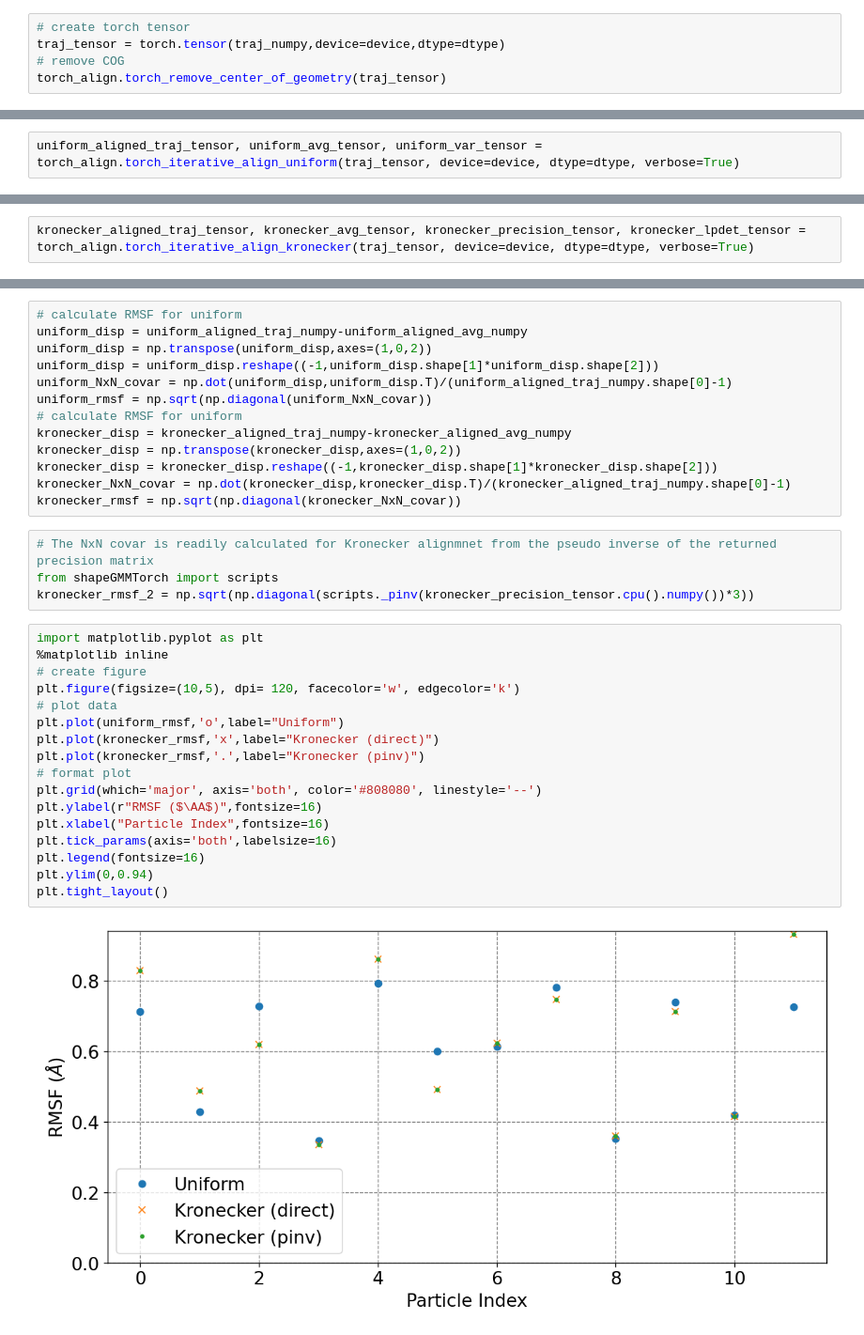
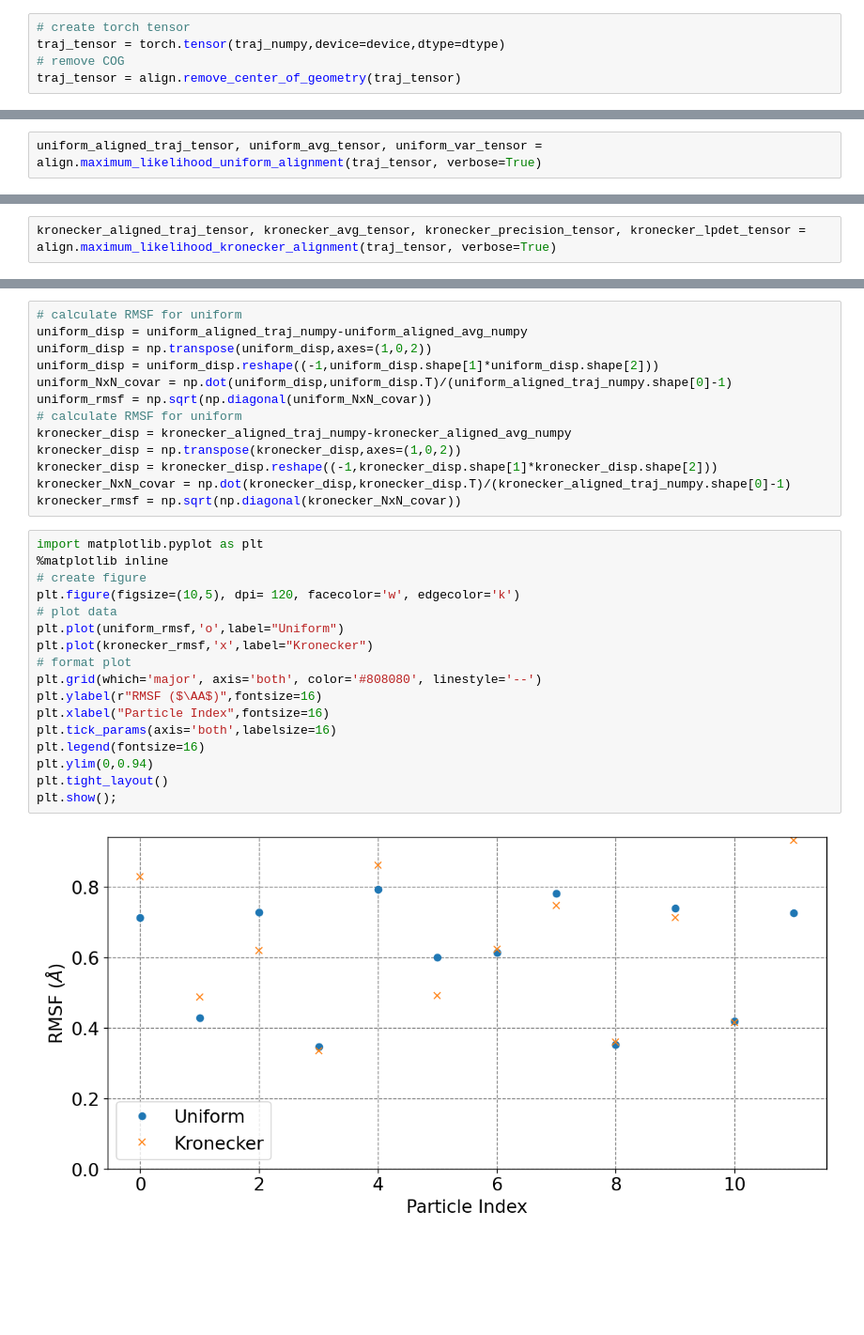
Before and after one commit to mccullaghlab/shapeGMMTorch, a Jupyter notebook: examples/alignment/align_beaded_helix.ipynb, the cells around one changed output, grey strips where cells are left out. Shown at 94% size. Cells and saved outputs as stored; diff of their text form; blank space fills up the shorter version.

```diff
--- a/examples/alignment/align_beaded_helix.ipynb
+++ b/examples/alignment/align_beaded_helix.ipynb
@@ -48,11 +48,11 @@ dtype = torch.float32
 # create torch tensor
 traj_tensor = torch.tensor(traj_numpy,device=device,dtype=dtype)
 # remove COG
-torch_align.torch_remove_center_of_geometry(traj_tensor)
+traj_tensor = align.remove_center_of_geometry(traj_tensor)
 # %% [markdown]
 ## Uniform alignment
 # %% [markdown]
 Below I will perform a uniform alignment.  The alignment routine takes in and returns torch tensors.  The routine returns the aligned positions, average, and variance.  If you put `verbose=True` the routine will print the log likelihood of each iteration.
 # %%
-uniform_aligned_traj_tensor, uniform_avg_tensor, uniform_var_tensor = torch_align.torch_iterative_align_uniform(traj_tensor, device=device, dtype=dtype, verbose=True)
+uniform_aligned_traj_tensor, uniform_avg_tensor, uniform_var_tensor = align.maximum_likelihood_uniform_alignment(traj_tensor, verbose=True)
 # %% [output]
@@ -72,5 +87,5 @@ uniform_aligned_avg_numpy = uniform_avg_tensor.cpu().numpy()
 # %% [markdown]
 ## Kronecker alignment
 # %%
-kronecker_aligned_traj_tensor, kronecker_avg_tensor, kronecker_precision_tensor, kronecker_lpdet_tensor = torch_align.torch_iterative_align_kronecker(traj_tensor, device=device, dtype=dtype, verbose=True)
+kronecker_aligned_traj_tensor, kronecker_avg_tensor, kronecker_precision_tensor, kronecker_lpdet_tensor = align.maximum_likelihood_kronecker_alignment(traj_tensor, verbose=True)
 # %% [output]
@@ -111,26 +126,22 @@ kronecker_disp = np.transpose(kronecker_disp,axes=(1,0,2))
 kronecker_disp = kronecker_disp.reshape((-1,kronecker_disp.shape[1]*kronecker_disp.shape[2]))
 kronecker_NxN_covar = np.dot(kronecker_disp,kronecker_disp.T)/(kronecker_aligned_traj_numpy.shape[0]-1)
 kronecker_rmsf = np.sqrt(np.diagonal(kronecker_NxN_covar))
-# %%
-# The NxN covar is readily calculated for Kronecker alignmnet from the pseudo inverse of the returned precision matrix
-from shapeGMMTorch import scripts
-kronecker_rmsf_2 = np.sqrt(np.diagonal(scripts._pinv(kronecker_precision_tensor.cpu().numpy())*3))
 # %%
 import matplotlib.pyplot as plt
 %matplotlib inline
 # create figure
 plt.figure(figsize=(10,5), dpi= 120, facecolor='w', edgecolor='k')
 # plot data
 plt.plot(uniform_rmsf,'o',label="Uniform")
-plt.plot(kronecker_rmsf,'x',label="Kronecker (direct)")
-plt.plot(kronecker_rmsf,'.',label="Kronecker (pinv)")
+plt.plot(kronecker_rmsf,'x',label="Kronecker")
 # format plot
 plt.grid(which='major', axis='both', color='#808080', linestyle='--')
 plt.ylabel(r"RMSF ($\AA$)",fontsize=16)
 plt.xlabel("Particle Index",fontsize=16)
 plt.tick_params(axis='both',labelsize=16)
 plt.legend(fontsize=16)
 plt.ylim(0,0.94)
 plt.tight_layout()
+plt.show();
 # %% [output]
-[figure, old version]
+[figure, new version]
```
Also changed, not shown: parts of 3 cells of this notebook, 3 other files.
